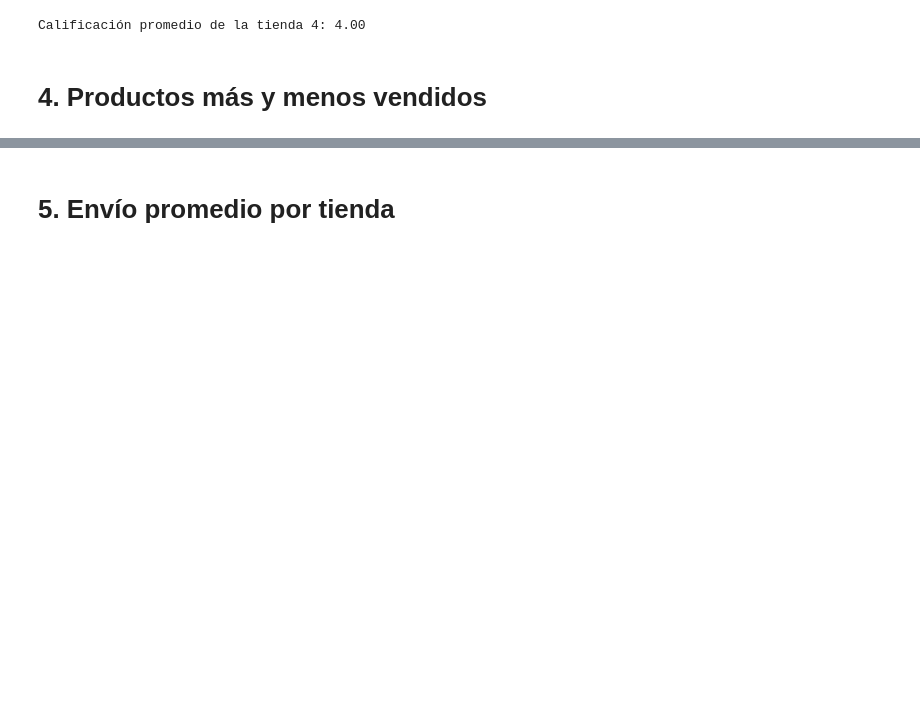
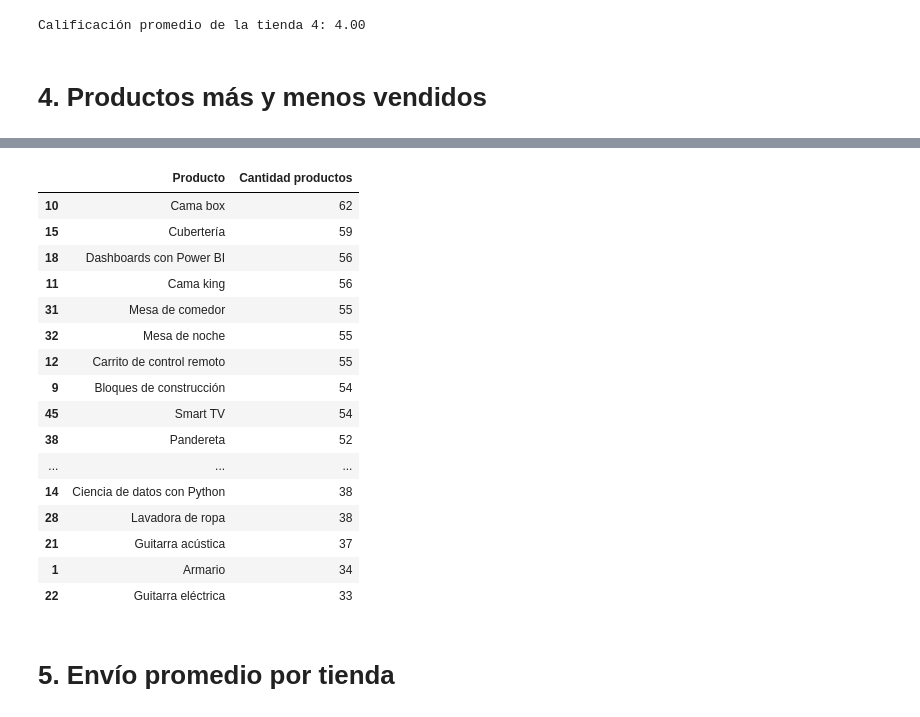
Before and after one commit to RamsesSosa04/Alura_Store_Latam, a Jupyter notebook: AluraStoreLatam.ipynb, the cells around one changed output, grey strips where cells are left out. Drawn from its saved outputs; the diff is of its cells as text; code cells hidden in the pictures; blank space fills up the shorter version.

```diff
--- a/AluraStoreLatam.ipynb
+++ b/AluraStoreLatam.ipynb
@@ -120,2 +186,24 @@ Calificación promedio de la tienda 4: 4.00
+# %%
+cantidad_productos_vendidos = tienda4.groupby('Producto').size().reset_index(name='Cantidad productos')
+productos_ordenados = cantidad_productos_vendidos.sort_values(by='Cantidad productos', ascending=False)
+productos_ordenados
+# %% [output]
+|  | Producto | Cantidad productos |
+| 10 | Cama box | 62 |
+| 15 | Cubertería | 59 |
+| 18 | Dashboards con Power BI | 56 |
+| 11 | Cama king | 56 |
+| 31 | Mesa de comedor | 55 |
+| 32 | Mesa de noche | 55 |
+| 12 | Carrito de control remoto | 55 |
+| 9 | Bloques de construcción | 54 |
+| 45 | Smart TV | 54 |
+| 38 | Pandereta | 52 |
+| ... | ... | ... |
+| 14 | Ciencia de datos con Python | 38 |
+| 28 | Lavadora de ropa | 38 |
+| 21 | Guitarra acústica | 37 |
+| 1 | Armario | 34 |
+| 22 | Guitarra eléctrica | 33 |
 # %% [markdown]
 # 5. Envío promedio por tienda
```
Also changed, not shown: parts of 3 cells of this notebook.
